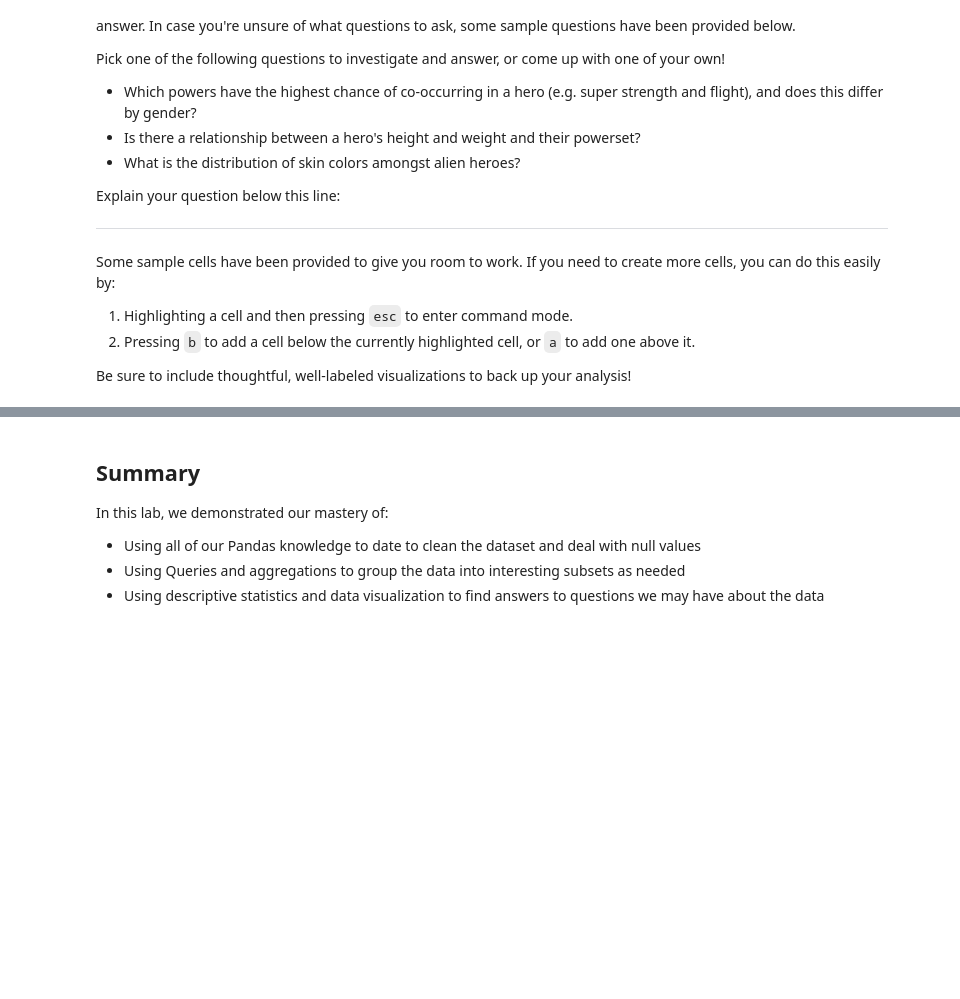
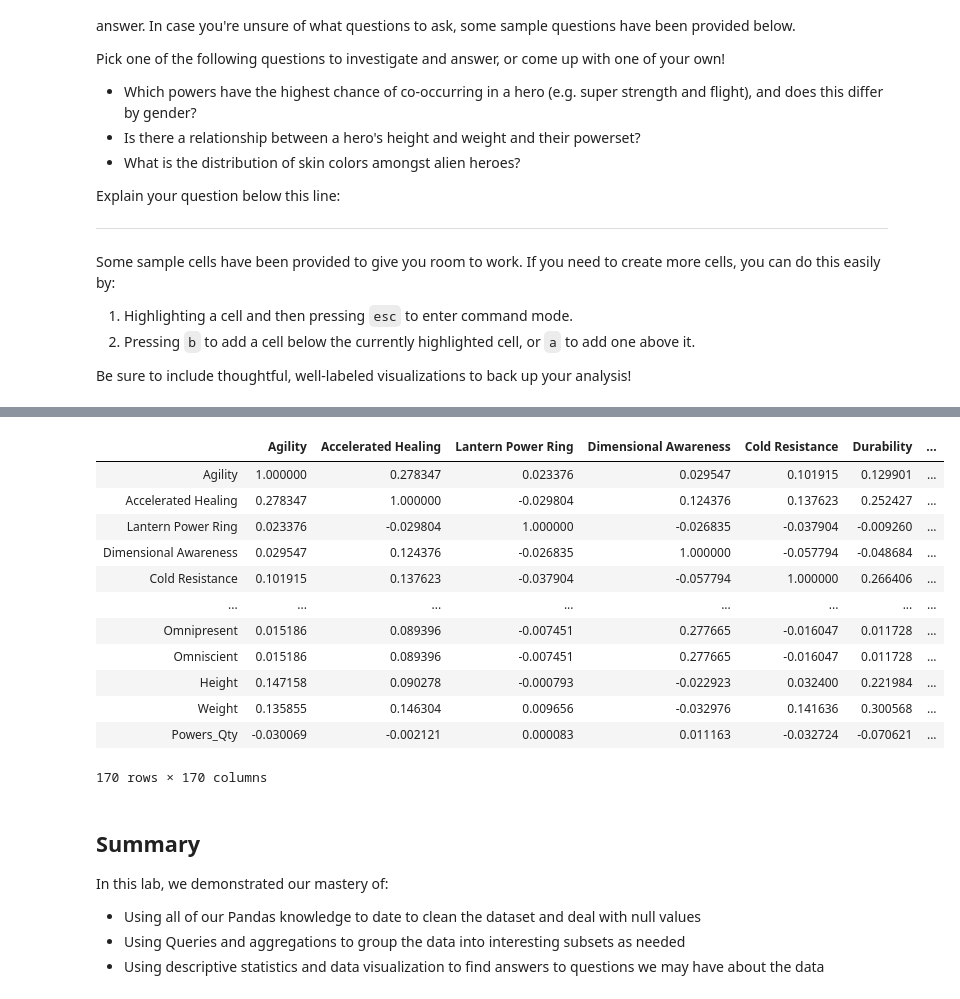
Before and after one commit to gabrieljarosi/dsc-data-cleaning-project-onl01-dtsc-pt-041320, a Jupyter notebook: index.ipynb, the cells around one changed output, grey strips where cells are left out. Cells and saved outputs as stored; diff of their text form; code cells hidden in the pictures; blank space fills up the shorter version.

```diff
--- a/index.ipynb
+++ b/index.ipynb
@@ -501,0 +538,16 @@ len(heroes_df[heroes_df['Race']=='Alien'])
+# %%
+heroes_and_powers_df_2.corr()
+# %% [output]
+|  | Agility | Accelerated Healing | Lantern Power Ring | Dimensional Awareness | Cold Resistance | Durability | ... |
+| Agility | 1.000000 | 0.278347 | 0.023376 | 0.029547 | 0.101915 | 0.129901 | ... |
+| Accelerated Healing | 0.278347 | 1.000000 | -0.029804 | 0.124376 | 0.137623 | 0.252427 | ... |
+| Lantern Power Ring | 0.023376 | -0.029804 | 1.000000 | -0.026835 | -0.037904 | -0.009260 | ... |
+| Dimensional Awareness | 0.029547 | 0.124376 | -0.026835 | 1.000000 | -0.057794 | -0.048684 | ... |
+| Cold Resistance | 0.101915 | 0.137623 | -0.037904 | -0.057794 | 1.000000 | 0.266406 | ... |
+| ... | ... | ... | ... | ... | ... | ... | ... |
+| Omnipresent | 0.015186 | 0.089396 | -0.007451 | 0.277665 | -0.016047 | 0.011728 | ... |
+| Omniscient | 0.015186 | 0.089396 | -0.007451 | 0.277665 | -0.016047 | 0.011728 | ... |
+| Height | 0.147158 | 0.090278 | -0.000793 | -0.022923 | 0.032400 | 0.221984 | ... |
+| Weight | 0.135855 | 0.146304 | 0.009656 | -0.032976 | 0.141636 | 0.300568 | ... |
+| Powers_Qty | -0.030069 | -0.002121 | 0.000083 | 0.011163 | -0.032724 | -0.070621 | ... |
+170 rows × 170 columns
```
Also changed, not shown: parts of 7 cells of this notebook.
